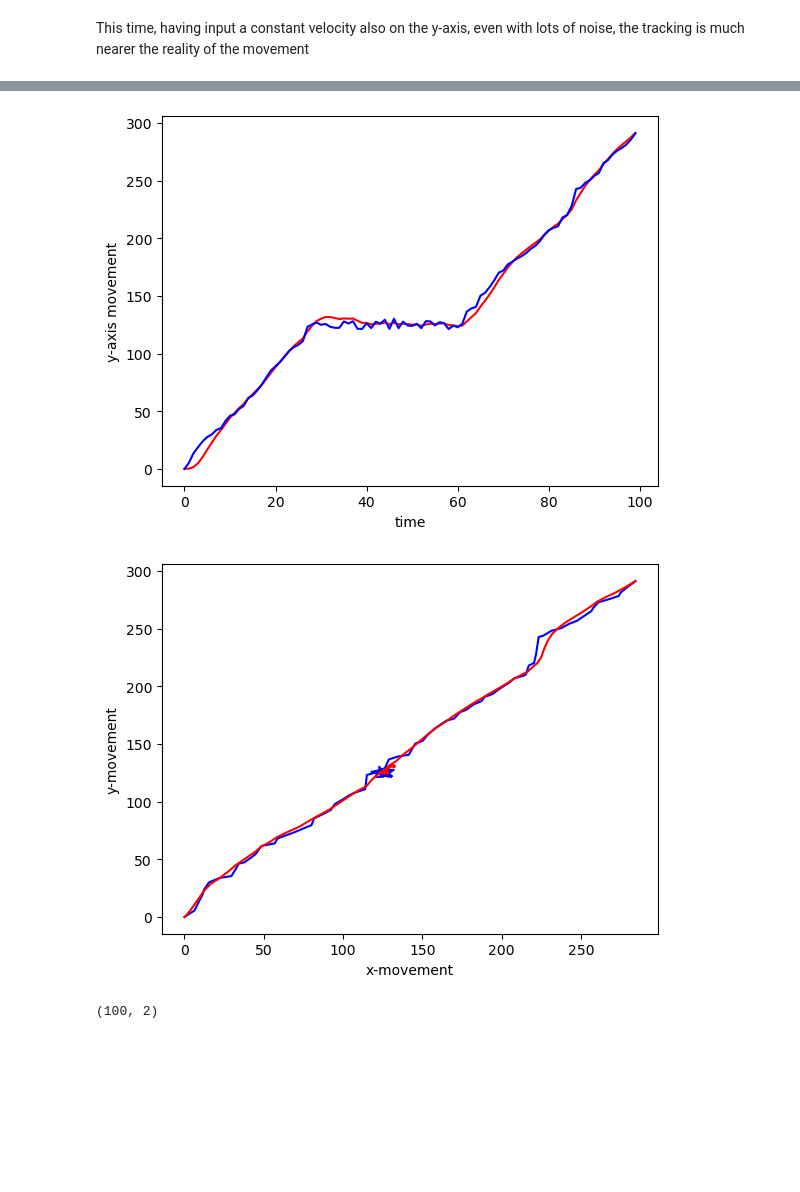
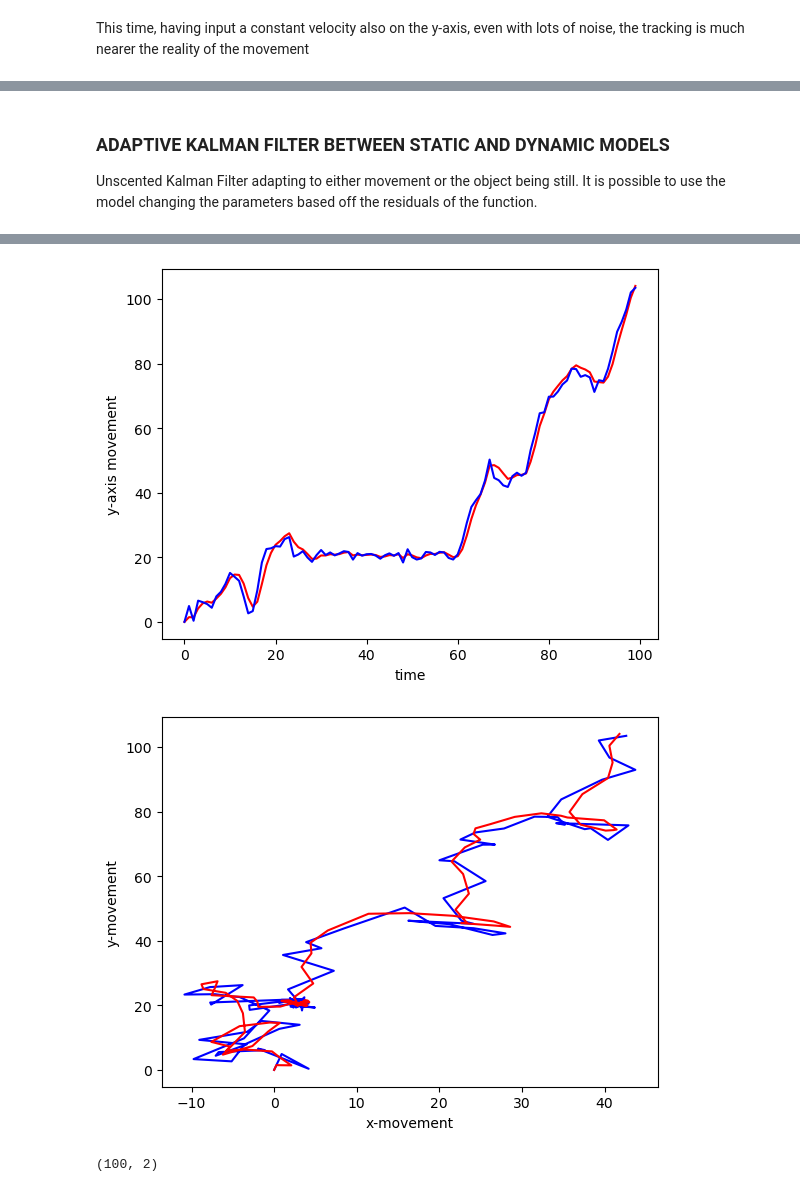
Before and after one commit to giuliaprosio/unscented-kalman-filters, a Jupyter notebook: UKF.ipynb, the cells around one changed output, grey strips where cells are left out. Saved outputs shown, nothing was run; the diff lists cells and outputs as text; code cells hidden in the pictures; blank space fills up the shorter version.

Commit message:
Simulation of very random movement + still

```diff
--- a/UKF.ipynb
+++ b/UKF.ipynb
@@ -899,8 +767,14 @@ plt.plot(zs[:, 0], c='blue')
+# %% [markdown]
+### ADAPTIVE KALMAN FILTER BETWEEN STATIC AND DYNAMIC MODELS
+
+Unscented Kalman Filter adapting to either movement or the object being still.
+It is possible to use the model changing the parameters based off the residuals of the function.
 # %%
 from filterpy.kalman import UnscentedKalmanFilter as UKF
 import numpy as np
 from filterpy.common import Q_discrete_white_noise
 from numpy.random import randn
+import numpy.linalg as lin
 
 # DYNAMIC
 # state transition function
@@ -921,29 +795,45 @@ def meas_function(x):
     return x[[0, 2]]
 
 dt = 3.0
+Q_scale_factor = 10000.
+eps_max = 10.
+count = 0
 #sigma points
 sigmas_dynamic = MerweScaledSigmaPoints(4, alpha=1e-3, beta=2., kappa=6.)
 ukf_dynamic = UKF(dim_x=4, dim_z=2, dt=dt, fx=dynamic_trans_function, hx=meas_function,
             points=sigmas)
 ukf_dynamic.x = np.array([0., 0., 0., 0.]) #initial state
-ukf_dynamic.R = np.diag([1000, 1000]) #assuming sensor noise is 0.3 std dev
+ukf_dynamic.R = np.diag([100, 100]) #assuming sensor noise is 0.3 std dev
 ukf_dynamic.Q[0:2, 0:2] = Q_discrete_white_noise(2, dt=dt, var = 0.05)
 ukf_dynamic.Q[2:4, 2:4] = Q_discrete_white_noise(2, dt=dt, var= 0.05)
 
 # filtering
 zs, uxs = [], []
+epss = []
+
 for i in range(100):
     if i >= 30 and i <= 60:
-        z = [zs[29][0] + 3*randn() , zs[29][0] + 3*randn()] #
+        z = [zs[29][0] + randn() , zs[29][1] + randn()] #
     else:
         if i == 0:
             z = [0 + 0.01*randn(), 0 + 0.01*randn()]
         else:
-            z = [zs[i-1][0] + 1 + abs(4*randn()), zs[i-1][1]+ 1 + abs(4*randn())]
+            z = [zs[i-1][0] + 1 + 4*randn(), zs[i-1][1]+ 1 + 4*randn()]
 
 
     ukf_dynamic.predict()
     ukf_dynamic.update(z)
+
+    y, S = ukf_dynamic.y, ukf_dynamic.S
+    eps = y.T @ lin.inv(S) @ y
+    epss.append(eps)
+
+    if eps > eps_max:
+        ukf_dynamic.Q *= Q_scale_factor
+        count += 1
+    elif count > 0:
+        ukf_dynamic.Q /= Q_scale_factor
+        count -= 1
 
     uxs.append(ukf_dynamic.x.copy())
     zs.append(z)
@@ -980,3 +870,3 @@ print(zs.shape)
-[figure, old version]
+[figure, new version]
-[figure, old version]
+[figure, new version]
 (100, 2)
```
Also changed, not shown: parts of 5 cells of this notebook.
